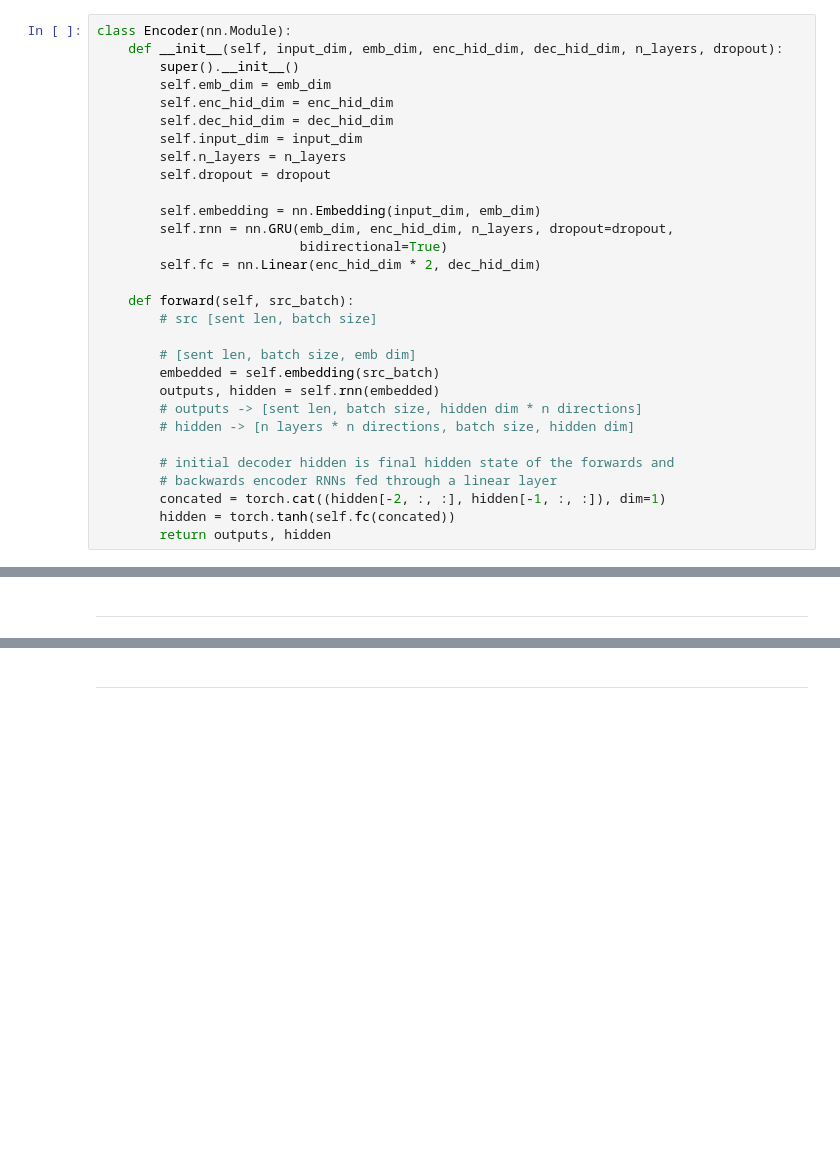
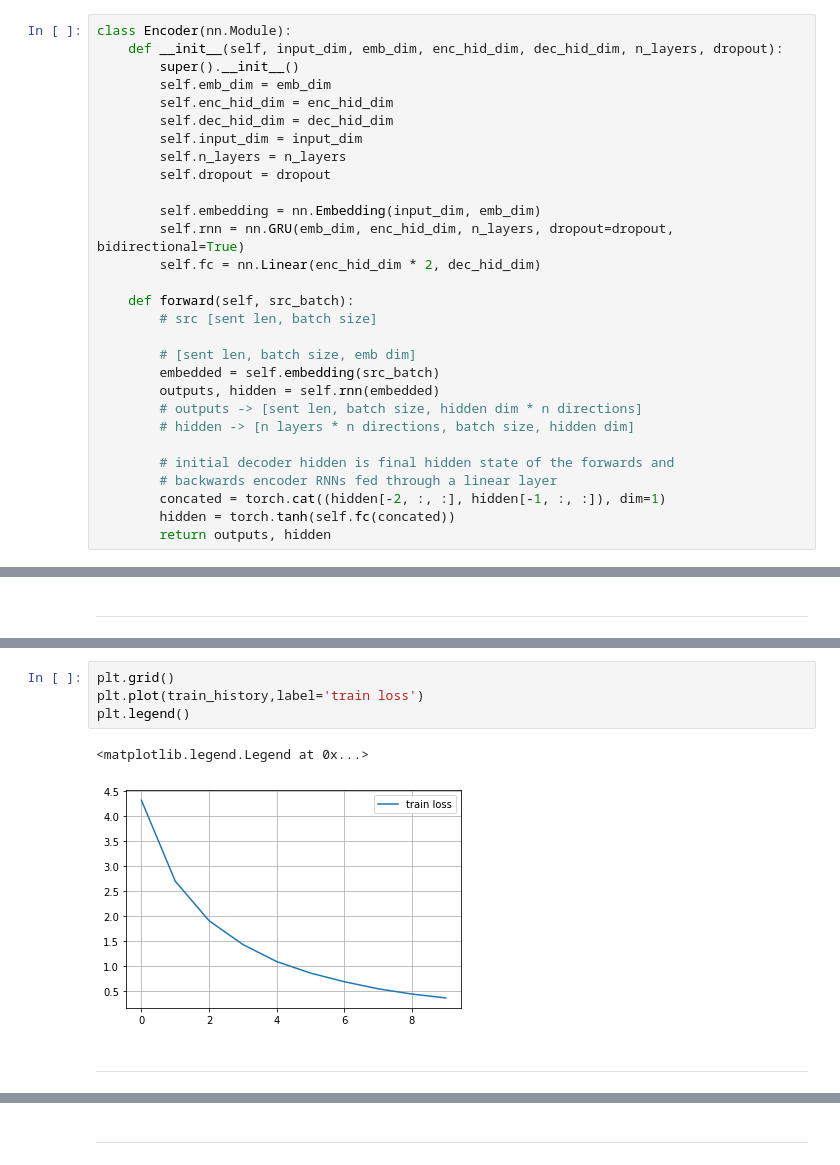
Before and after one commit to mechanoid5/ml_nlp_2022, a Jupyter notebook: examples/07-attention/02-seq2seq-att.ipynb, the cells around one changed output, grey strips where cells are left out. Cells and saved outputs as stored; diff of their text form; blank space fills up the shorter version.

```diff
--- a/examples/07-attention/02-seq2seq-att.ipynb
+++ b/examples/07-attention/02-seq2seq-att.ipynb
@@ -126,8 +126,7 @@ class Encoder(nn.Module):
         self.dropout = dropout
 
         self.embedding = nn.Embedding(input_dim, emb_dim)
-        self.rnn = nn.GRU(emb_dim, enc_hid_dim, n_layers, dropout=dropout,
-                          bidirectional=True)
+        self.rnn = nn.GRU(emb_dim, enc_hid_dim, n_layers, dropout=dropout, bidirectional=True)
         self.fc = nn.Linear(enc_hid_dim * 2, dec_hid_dim)
 
     def forward(self, src_batch):
@@ -344,0 +347,9 @@ Epoch: 07       Train Loss: 0.694
+# %%
+plt.grid()
+plt.plot(train_history,label='train loss')
+plt.legend()
+# %% [output]
+<matplotlib.legend.Legend at 0x...>
+[figure, added]
+# %% [markdown]
+---
```
Also changed, not shown: parts of 11 cells of this notebook.
